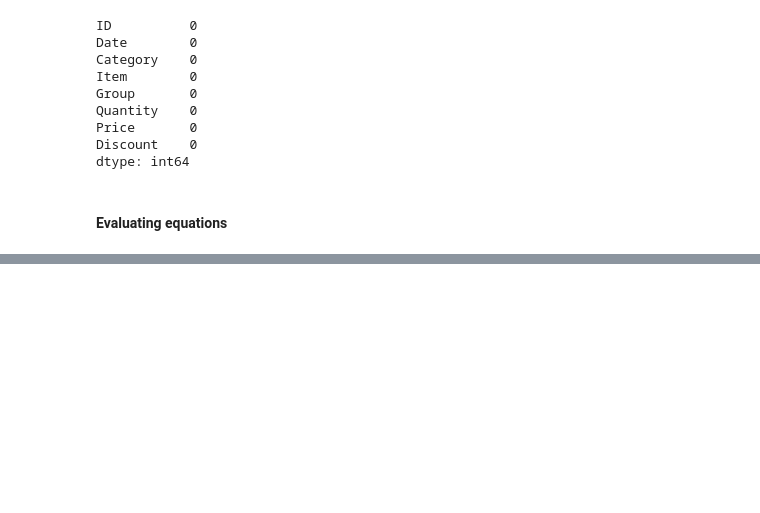
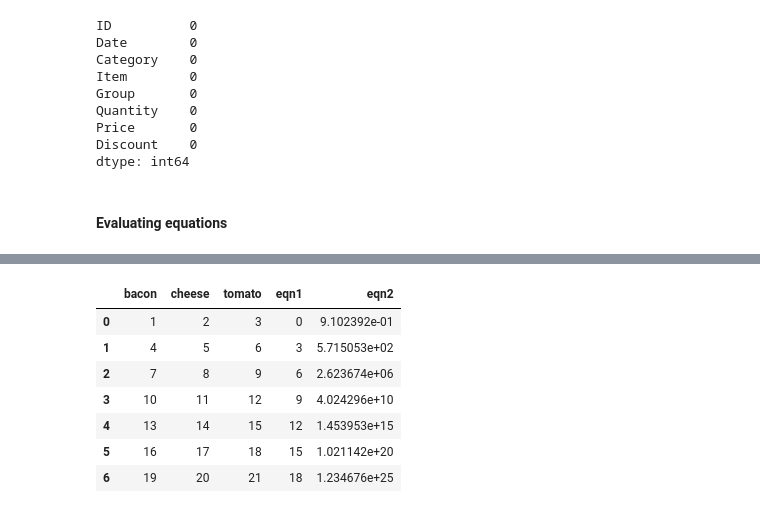
Before and after one commit to jedi3nigma/Pandas-Basics-Scratchbook, a Jupyter notebook: Pandas Tutorial.ipynb, the cells around one changed output, grey strips where cells are left out. Cells and saved outputs as stored; diff of their text form; code cells hidden in the pictures; blank space fills up the shorter version.

```diff
--- a/Pandas Tutorial.ipynb
+++ b/Pandas Tutorial.ipynb
@@ -426,3 +442,12 @@ df3.eval(eqn2)
 # %%
 # Incorporating results of equation into dataframe
-df3.assign(eqn1=df3.eval(eqn), eqn2=df3.eval(eqn2))
+df3.assign(eqn1=df3.eval(eqn1), eqn2=df3.eval(eqn2))
+# %% [output]
+|  | bacon | cheese | tomato | eqn1 | eqn2 |
+| 0 | 1 | 2 | 3 | 0 | 9.102392e-01 |
+| 1 | 4 | 5 | 6 | 3 | 5.715053e+02 |
+| 2 | 7 | 8 | 9 | 6 | 2.623674e+06 |
+| 3 | 10 | 11 | 12 | 9 | 4.024296e+10 |
+| 4 | 13 | 14 | 15 | 12 | 1.453953e+15 |
+| 5 | 16 | 17 | 18 | 15 | 1.021142e+20 |
+| 6 | 19 | 20 | 21 | 18 | 1.234676e+25 |
```
Also changed, not shown: parts of 2 cells of this notebook.
